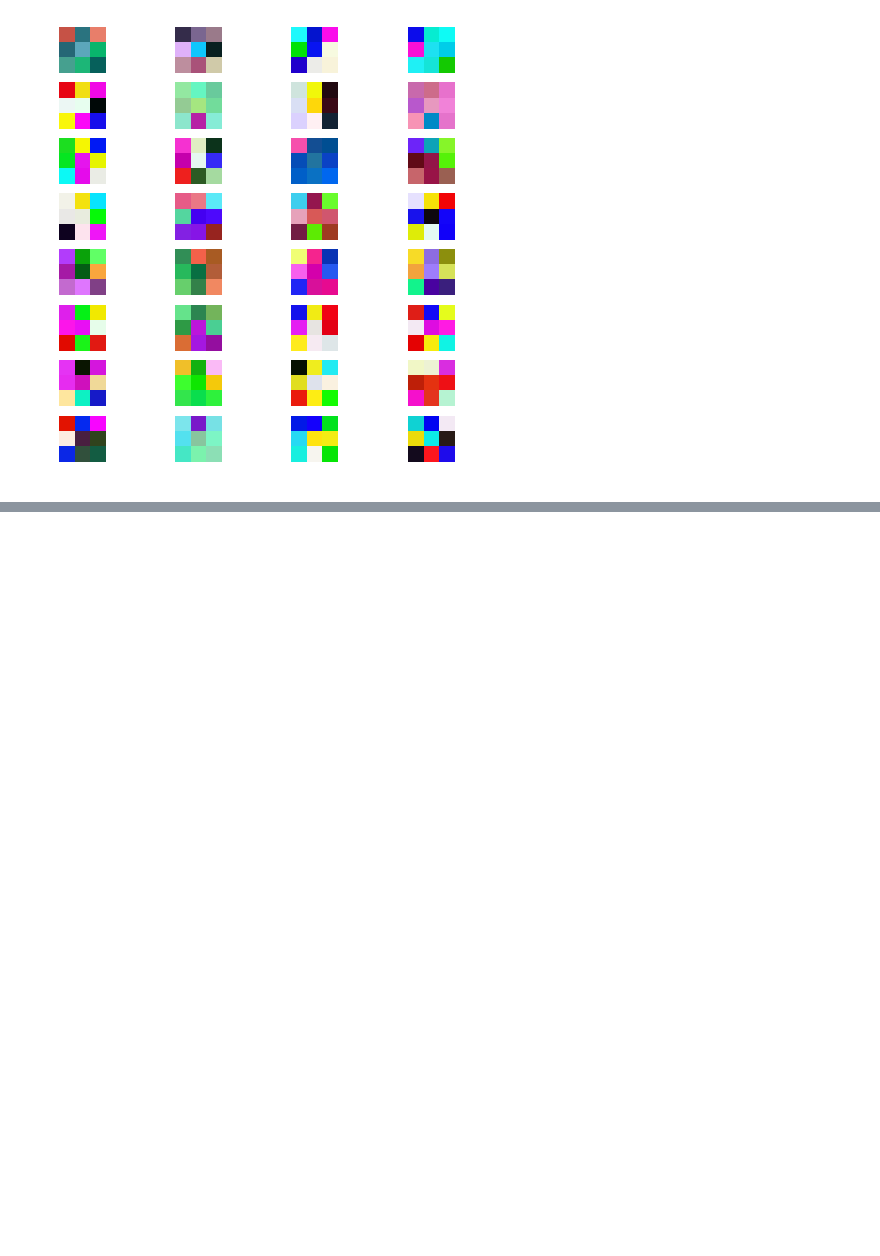
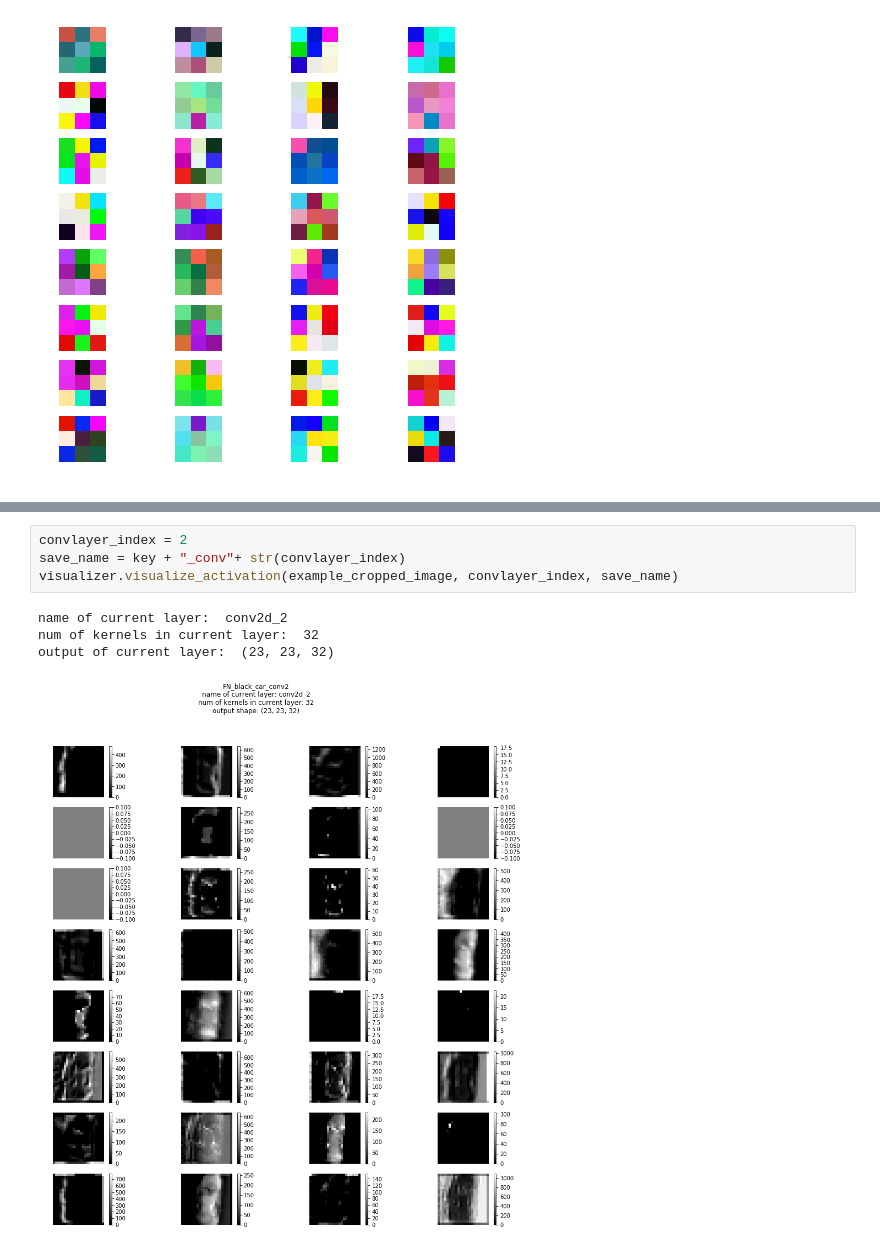
Before and after one commit to dorianHe/visualizing_what_CNN_learns, a Jupyter notebook: test_visualization.ipynb, the cells around one changed output, grey strips where cells are left out. Cells and saved outputs as stored; diff of their text form; blank space fills up the shorter version.

```diff
--- a/test_visualization.ipynb
+++ b/test_visualization.ipynb
@@ -231,0 +314,9 @@ output of current layer:  (46, 46, 32)
+# %%
+convlayer_index = 2
+save_name = key + "_conv"+ str(convlayer_index)
+visualizer.visualize_activation(example_cropped_image, convlayer_index, save_name)
+# %% [output]
+name of current layer:  conv2d_2
+num of kernels in current layer:  32
+output of current layer:  (23, 23, 32)
+[figure, added]
```
Also changed, not shown: parts of 18 cells of this notebook.
